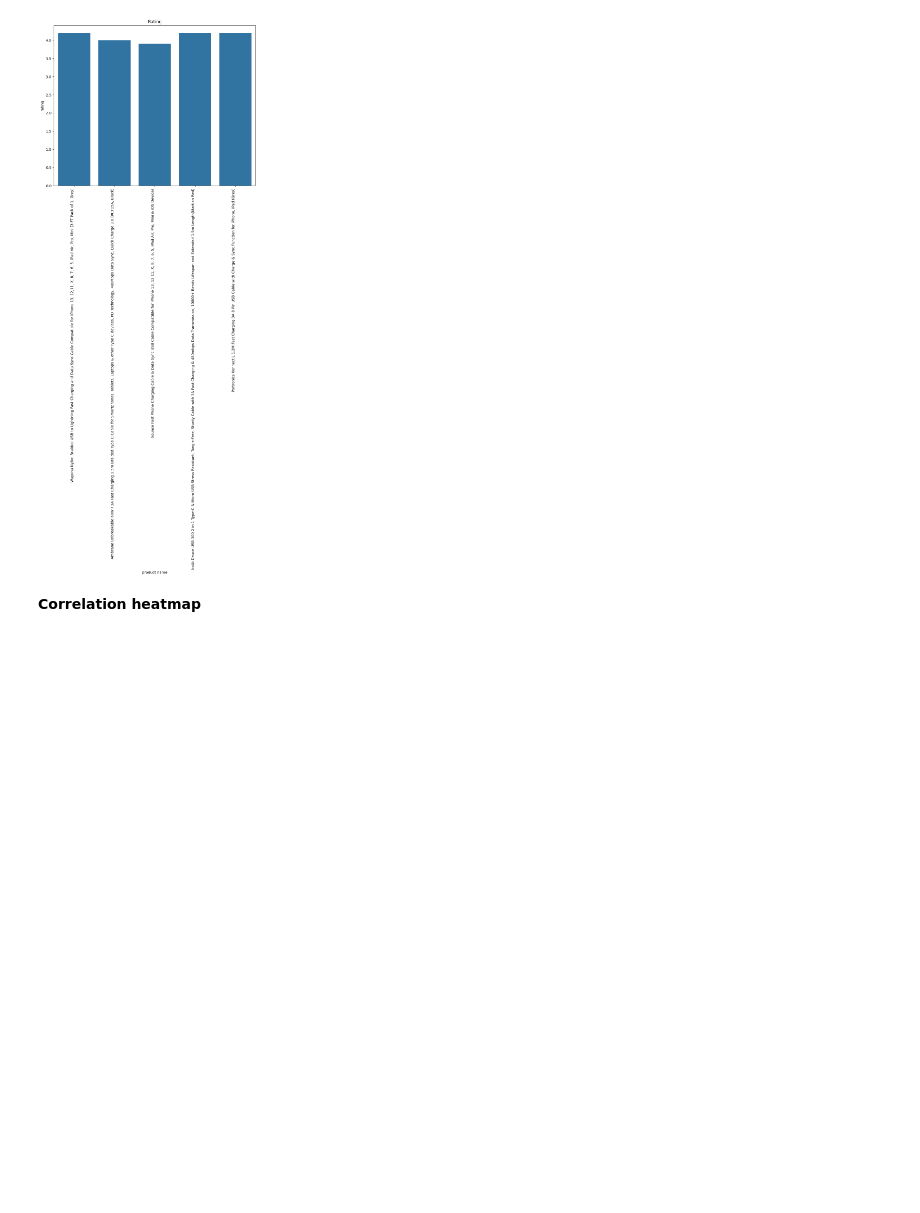
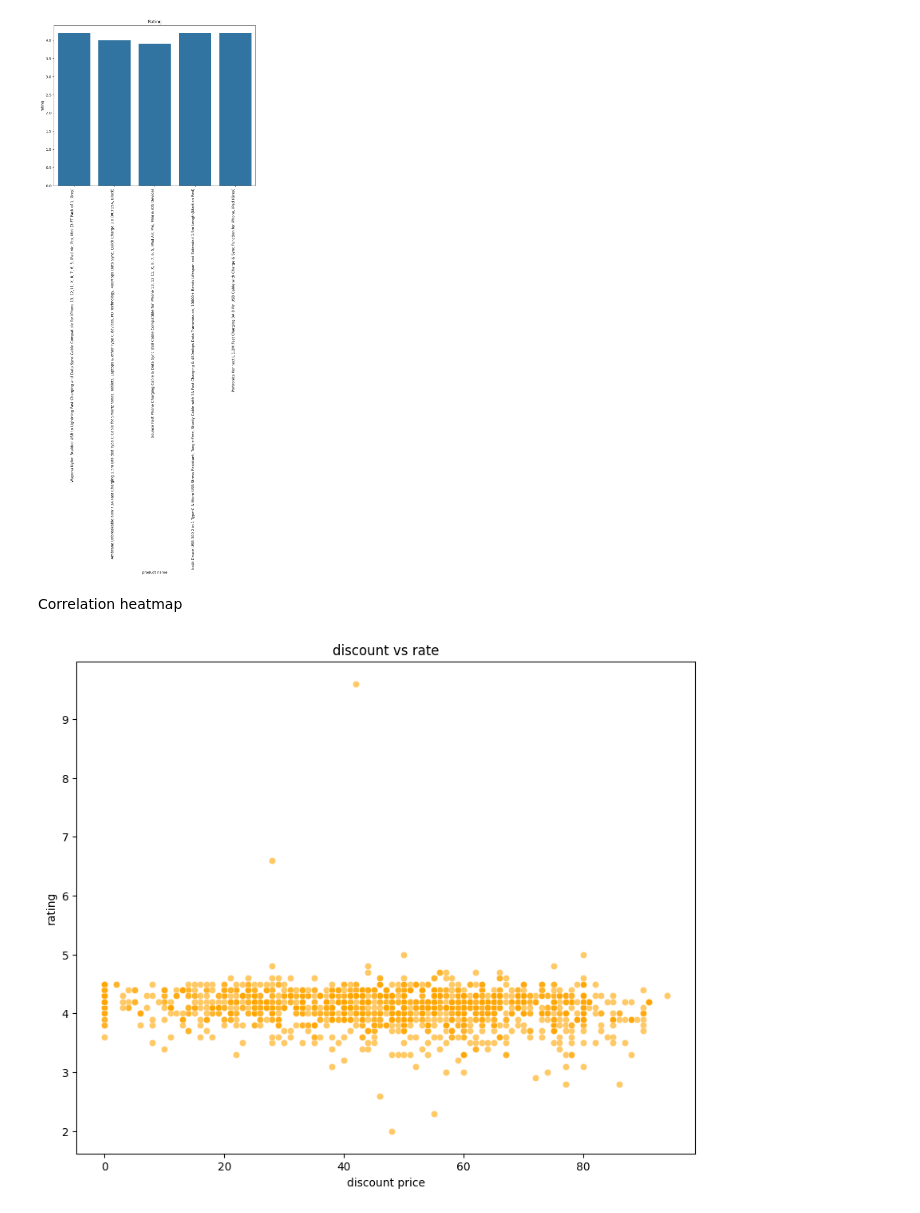
Before and after one commit to rodyragab35205-maker/Amazon-EDA-Project, a Jupyter notebook: notebooks/amazon_eda.ipynb, the cells around one changed output. Drawn from its saved outputs; the diff is of its cells as text; code cells hidden in the pictures; blank space fills up the shorter version.

Commit message:
Amazon

```diff
--- a/notebooks/amazon_eda.ipynb
+++ b/notebooks/amazon_eda.ipynb
@@ -417,4 +417,13 @@ plt.show()
 # %% [output]
 [figure]
 # %% [markdown]
-**Correlation heatmap**
+Correlation heatmap
+# %%
+plt.figure(figsize=(10,8))
+sns.scatterplot(data=amazon,x='discount_percentage',y='rating' ,alpha=0.6, color='orange')
+plt.xlabel("discount price")
+plt.ylabel("rating")
+plt.title("discount vs rate")
+plt.show()
+# %% [output]
+[figure, added]
```
Also changed, not shown: parts of 9 cells of this notebook.
